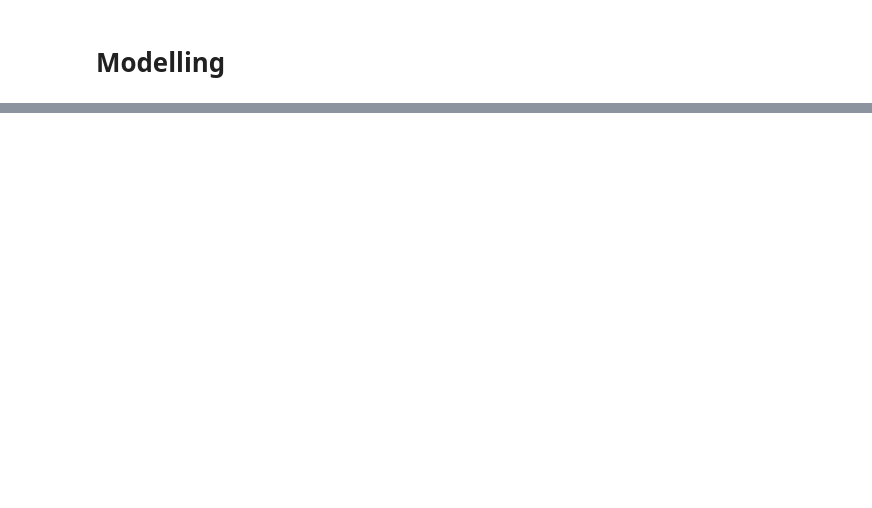
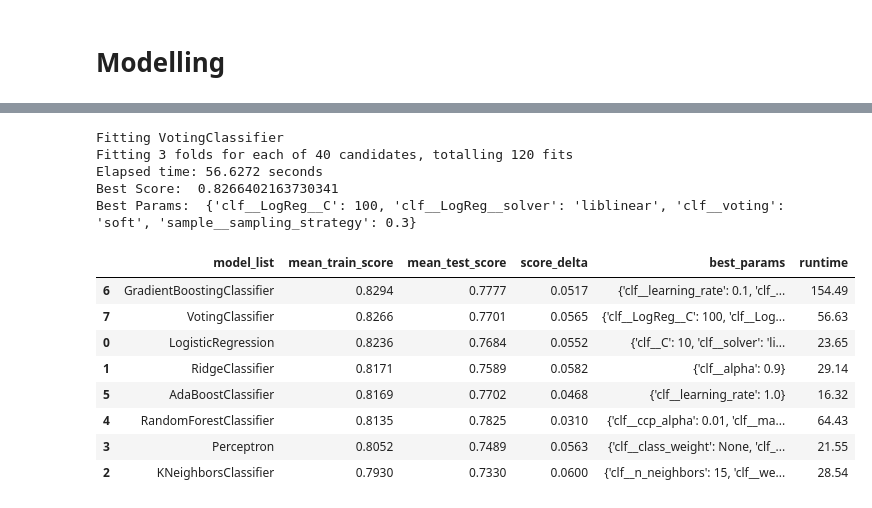
Before and after one commit to eeshawn11/DSI33-Project4, a Jupyter notebook: code/Part_2_Modelling.ipynb, the cells around one changed output, grey strips where cells are left out. Saved outputs shown, nothing was run; the diff lists cells and outputs as text; code cells hidden in the pictures; blank space fills up the shorter version.

```diff
--- a/code/Part_2_Modelling.ipynb
+++ b/code/Part_2_Modelling.ipynb
@@ -86,0 +153,8 @@ create_predictions(results, 'predictions1')
+# %%
+model_dict = {
+    'model_list': [],
+    'mean_train_score': [],
+    'mean_test_score': [],
+    'best_params': [],
+    'runtime': []
+}
@@ -86,0 +203,12 @@ create_predictions(results, 'predictions1')
+# %%
+# create table with model performance results
+def table_model_results():
+    model_performance = pd.DataFrame(model_dict)
+
+    model_performance.insert(
+        loc = 3,
+        column = 'score_delta',
+        value = abs(model_performance['mean_train_score'] - model_performance['mean_test_score'])
+        )
+
+    return model_performance.sort_values(by="mean_train_score", ascending=False).round({'mean_train_score': 4, 'mean_test_score':4, 'score_delta':4, 'runtime': 2})
@@ -86,0 +297,20 @@ create_predictions(results, 'predictions1')
+# %%
+voting_best = run_pipe(voting_clf, voting_params)
+# %% [output]
+Fitting VotingClassifier
+Fitting 3 folds for each of 40 candidates, totalling 120 fits
+Elapsed time: 56.6272 seconds
+Best Score:  0.8266402163730341
+Best Params:  {'clf__LogReg__C': 100, 'clf__LogReg__solver': 'liblinear', 'clf__voting': 'soft', 'sample__sampling_strategy': 0.3}
+# %%
+table_model_results()
+# %% [output]
+|  | model_list | mean_train_score | mean_test_score | score_delta | best_params | runtime |
+| 6 | GradientBoostingClassifier | 0.8294 | 0.7777 | 0.0517 | {'clf__learning_rate': 0.1, 'clf_... | 154.49 |
+| 7 | VotingClassifier | 0.8266 | 0.7701 | 0.0565 | {'clf__LogReg__C': 100, 'clf__Log... | 56.63 |
+| 0 | LogisticRegression | 0.8236 | 0.7684 | 0.0552 | {'clf__C': 10, 'clf__solver': 'li... | 23.65 |
+| 1 | RidgeClassifier | 0.8171 | 0.7589 | 0.0582 | {'clf__alpha': 0.9} | 29.14 |
+| 5 | AdaBoostClassifier | 0.8169 | 0.7702 | 0.0468 | {'clf__learning_rate': 1.0} | 16.32 |
+| 4 | RandomForestClassifier | 0.8135 | 0.7825 | 0.0310 | {'clf__ccp_alpha': 0.01, 'clf__ma... | 64.43 |
+| 3 | Perceptron | 0.8052 | 0.7489 | 0.0563 | {'clf__class_weight': None, 'clf_... | 21.55 |
+| 2 | KNeighborsClassifier | 0.7930 | 0.7330 | 0.0600 | {'clf__n_neighbors': 15, 'clf__we... | 28.54 |
```
Also changed, not shown: parts of 48 cells of this notebook.
